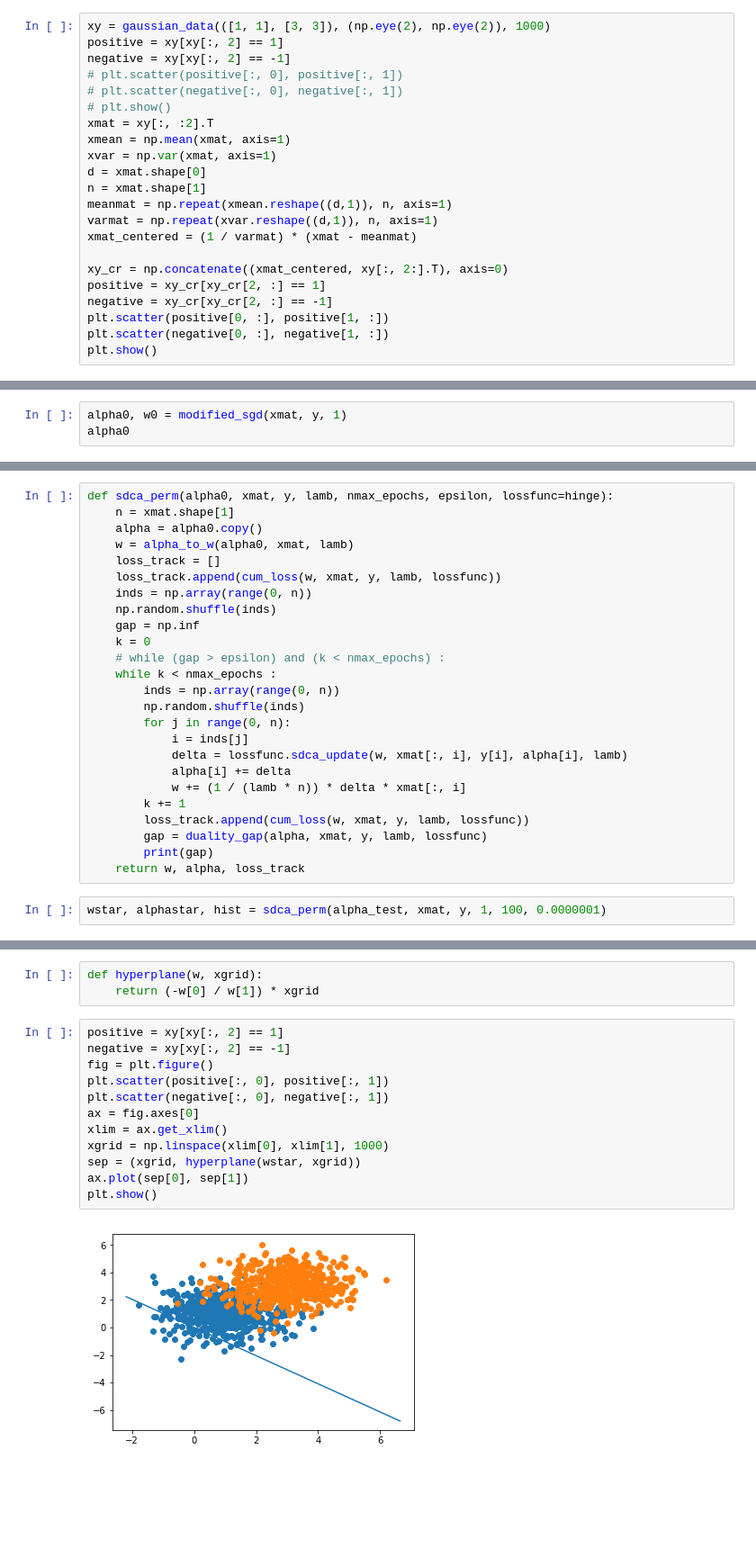
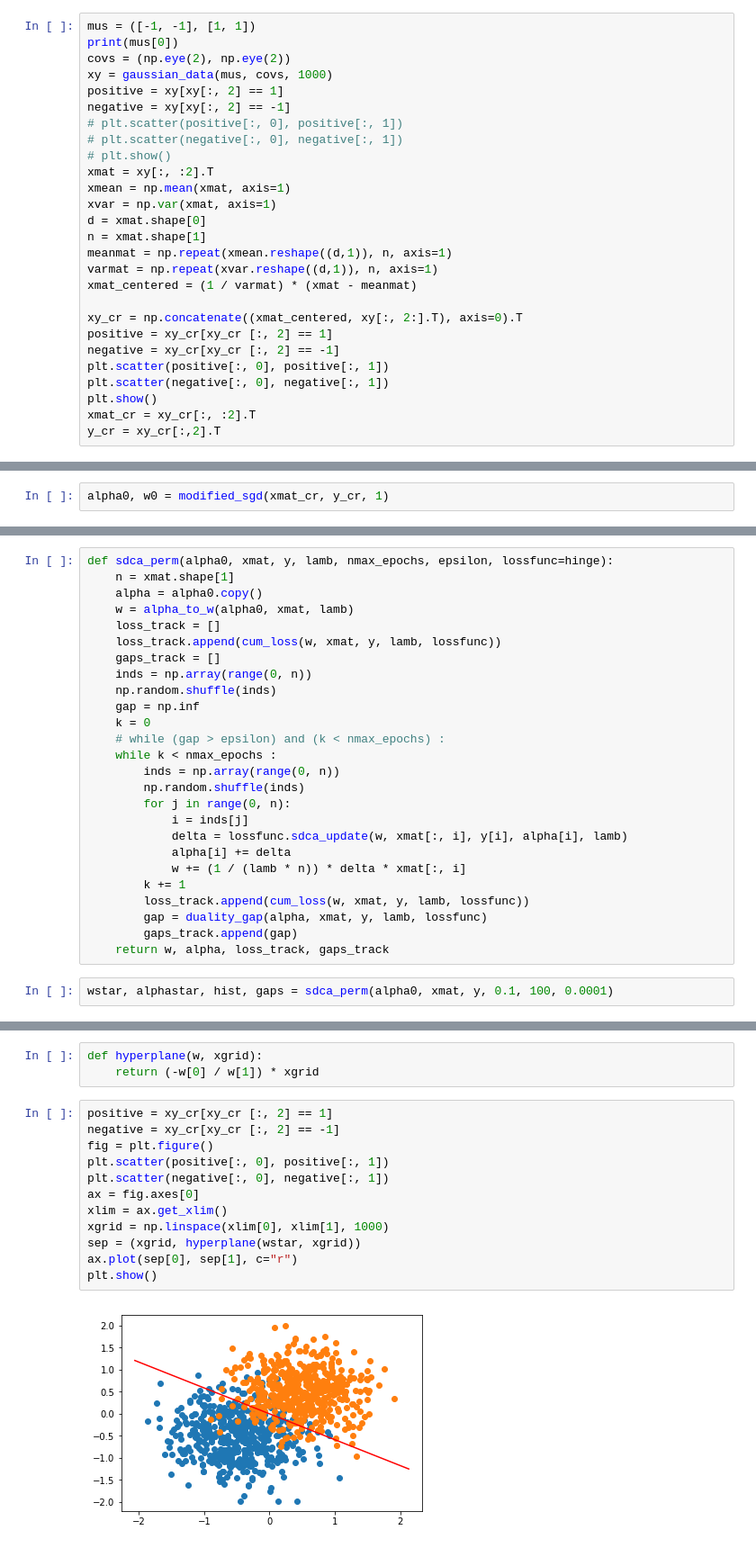
Before and after one commit to BoucheDimitri/SOADML, a Jupyter notebook: SDCA.ipynb, the cells around one changed output, grey strips where cells are left out. Shown at 90% size. Drawn from its saved outputs; the diff is of its cells as text; blank space fills up the shorter version.

```diff
--- a/SDCA.ipynb
+++ b/SDCA.ipynb
@@ -13,7 +14,10 @@ def gaussian_data(mus, covmats, n):
     np.random.shuffle(xy)
     return xy
 # %%
-xy = gaussian_data(([1, 1], [3, 3]), (np.eye(2), np.eye(2)), 1000)
+mus = ([-1, -1], [1, 1])
+print(mus[0])
+covs = (np.eye(2), np.eye(2))
+xy = gaussian_data(mus, covs, 1000)
 positive = xy[xy[:, 2] == 1]
 negative = xy[xy[:, 2] == -1]
 # plt.scatter(positive[:, 0], positive[:, 1])
@@ -28,10 +32,12 @@ meanmat = np.repeat(xmean.reshape((d,1)), n, axis=1)
 varmat = np.repeat(xvar.reshape((d,1)), n, axis=1)
 xmat_centered = (1 / varmat) * (xmat - meanmat)
 
-xy_cr = np.concatenate((xmat_centered, xy[:, 2:].T), axis=0)
-positive = xy_cr[xy_cr[2, :] == 1]
-negative = xy_cr[xy_cr[2, :] == -1]
-plt.scatter(positive[0, :], positive[1, :])
-plt.scatter(negative[0, :], negative[1, :])
+xy_cr = np.concatenate((xmat_centered, xy[:, 2:].T), axis=0).T
+positive = xy_cr[xy_cr [:, 2] == 1]
+negative = xy_cr[xy_cr [:, 2] == -1]
+plt.scatter(positive[:, 0], positive[:, 1])
+plt.scatter(negative[:, 0], negative[:, 1])
 plt.show()
+xmat_cr = xy_cr[:, :2].T
+y_cr = xy_cr[:,2].T
 # %% [output]
@@ -159,5 +167,4 @@ def modified_sgd(xmat, y, lamb, lossfunc=hinge):
         w = alpha_to_w(alpha[:t + 1], xmat[:, :t + 1], lamb)
     return alpha, w
 # %%
-alpha0, w0 = modified_sgd(xmat, y, 1)
-alpha0
+alpha0, w0 = modified_sgd(xmat_cr, y_cr, 1)
@@ -188,6 +177,7 @@ def sdca_perm(alpha0, xmat, y, lamb, nmax_epochs, epsilon, lossfunc=hinge):
     w = alpha_to_w(alpha0, xmat, lamb)
     loss_track = []
     loss_track.append(cum_loss(w, xmat, y, lamb, lossfunc))
+    gaps_track = []
     inds = np.array(range(0, n))
     np.random.shuffle(inds)
     gap = np.inf
@@ -204,7 +194,7 @@ def sdca_perm(alpha0, xmat, y, lamb, nmax_epochs, epsilon, lossfunc=hinge):
         k += 1
         loss_track.append(cum_loss(w, xmat, y, lamb, lossfunc))
         gap = duality_gap(alpha, xmat, y, lamb, lossfunc)
-        print(gap)
-    return w, alpha, loss_track
+        gaps_track.append(gap)
+    return w, alpha, loss_track, gaps_track
 # %%
-wstar, alphastar, hist = sdca_perm(alpha_test, xmat, y, 1, 100, 0.0000001)
+wstar, alphastar, hist, gaps = sdca_perm(alpha0, xmat, y, 0.1, 100, 0.0001)
@@ -237,16 +214,16 @@ array([-0.16384303, -0.15978787])
 def hyperplane(w, xgrid):
     return (-w[0] / w[1]) * xgrid
 # %%
-positive = xy[xy[:, 2] == 1]
-negative = xy[xy[:, 2] == -1]
+positive = xy_cr[xy_cr [:, 2] == 1]
+negative = xy_cr[xy_cr [:, 2] == -1]
 fig = plt.figure()
 plt.scatter(positive[:, 0], positive[:, 1])
 plt.scatter(negative[:, 0], negative[:, 1])
 ax = fig.axes[0]
 xlim = ax.get_xlim()
 xgrid = np.linspace(xlim[0], xlim[1], 1000)
 sep = (xgrid, hyperplane(wstar, xgrid))
-ax.plot(sep[0], sep[1])
+ax.plot(sep[0], sep[1], c="r")
 plt.show()
 # %% [output]
-[figure, old version]
+[figure, new version]
```
Also changed, not shown: parts of 6 cells of this notebook.
